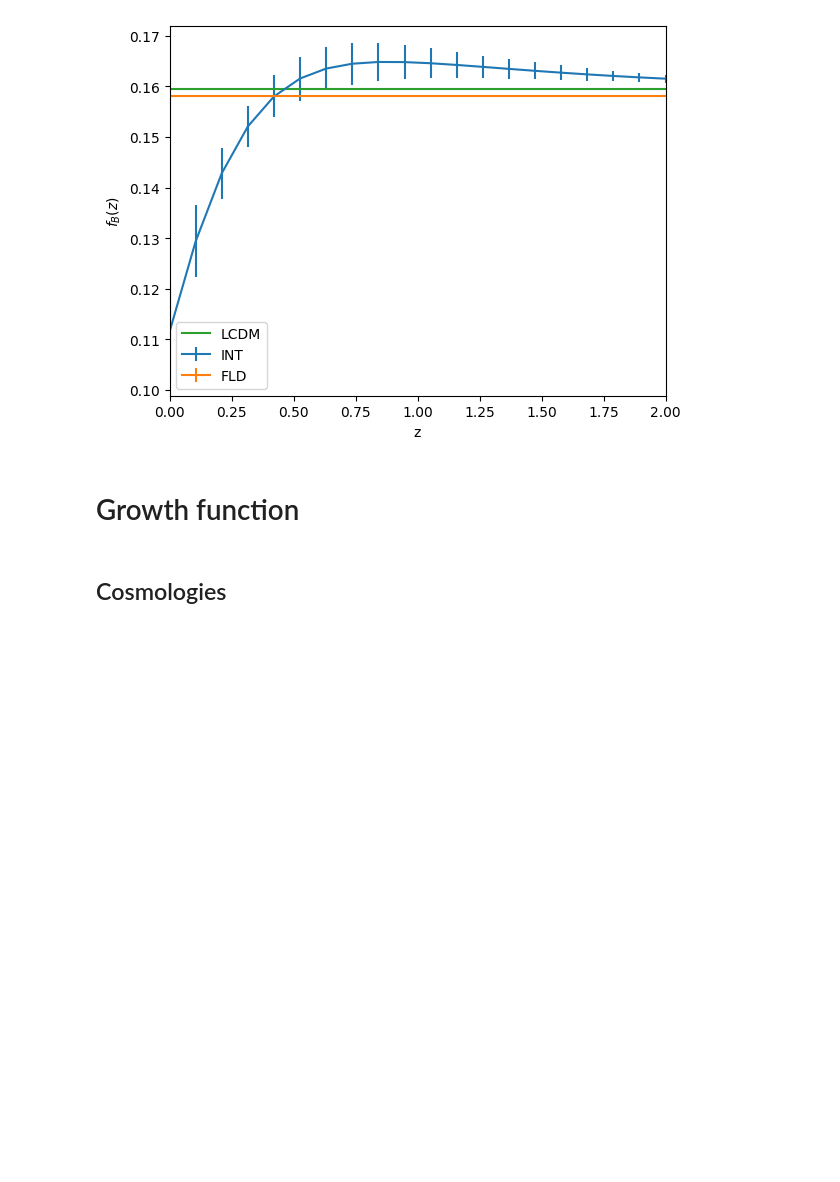
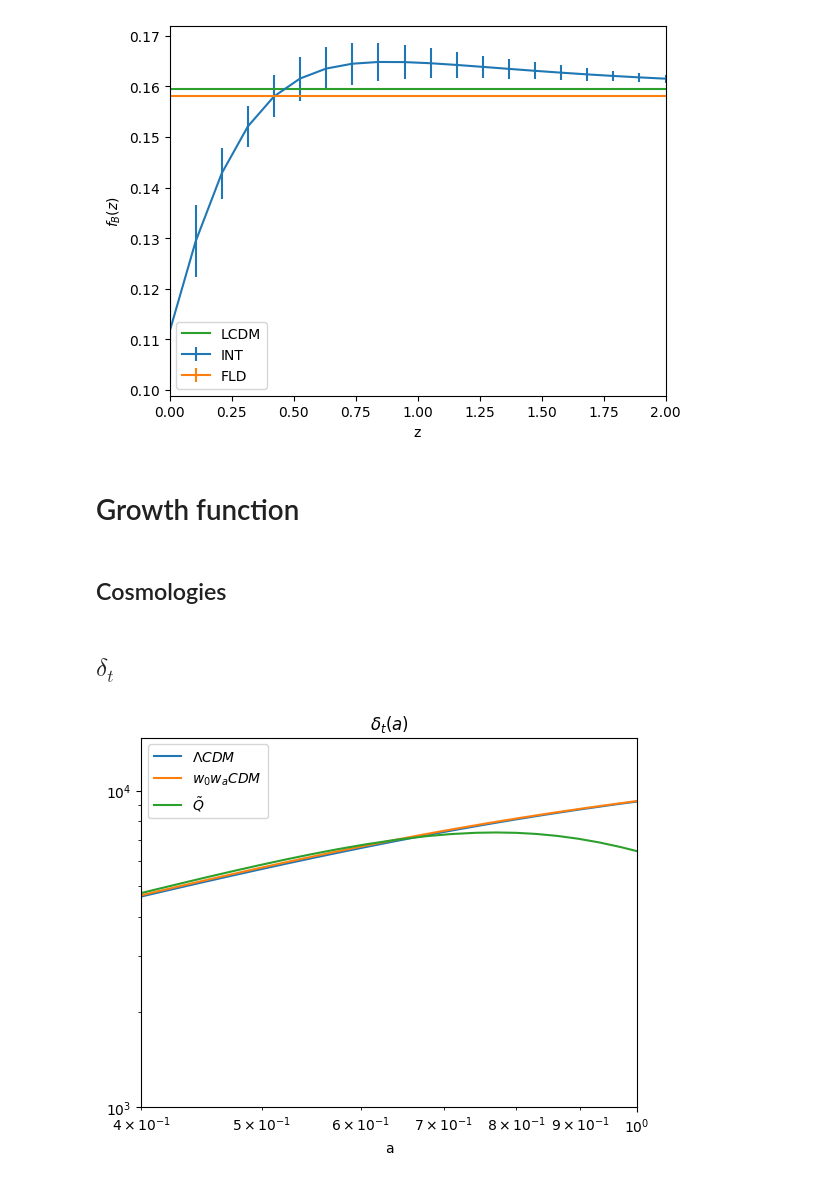
Before and after one commit to Diismas19/dark-degeneracy, a Jupyter notebook: coding/plots.ipynb, the cells around one changed output. Drawn from its saved outputs; the diff is of its cells as text; code cells hidden in the pictures; blank space fills up the shorter version.

```diff
--- a/coding/plots.ipynb
+++ b/coding/plots.ipynb
@@ -321,9 +319,7 @@ plt.savefig('fB.pdf')
 ## Cosmologies
 # %%
 LCDM = Class()
-LCDM.set({'Omega_cdm':0.25,'Omega_b':0.05,
-          'z_max_pk':2,
-          'output':'tCl,lCl,mPk,mTk','k_output_values':0.05})
+LCDM.set({'m_ncdm':0.06,'Omega_cdm':0.25,'Omega_b':0.05,'z_max_pk':2,'output':'tCl,lCl,mPk,mTk','k_output_values':0.05,'gauge':'newtonian','non linear':'hmcode','nonlinear_min_k_max':20,'N_ncdm': 1, 'N_ur': 2.0328})
 LCDM.compute()
 bgLCDM=LCDM.get_background()
 ptLCDM=LCDM.get_perturbations()['scalar']
@@ -333,7 +329,7 @@ omega_b_lcdm=bgLCDM['(.)rho_b']/bgLCDM['(.)rho_crit']
 omega_c_lcdm=bgLCDM['(.)rho_cdm']/bgLCDM['(.)rho_crit']
 
 FLD = Class()
-FLD.set({'Omega_cdm':0.25,'Omega_b':0.05,'Omega_Lambda':0,'w0_fld':w0_fld_bestfit,'wa_fld':wa_fld_bestfit,'z_max_pk':2,'output':'tCl,lCl,mPk,mTk','k_output_values':0.05})
+FLD.set({'m_ncdm':0.06,'Omega_cdm':0.25,'Omega_b':0.05,'Omega_Lambda':0,'w0_fld':w0_fld_bestfit,'wa_fld':wa_fld_bestfit,'z_max_pk':2,'output':'tCl,lCl,mPk,mTk','k_output_values':0.05,'non linear':'hmcode','nonlinear_min_k_max':20,'N_ncdm': 1, 'N_ur': 2.0328})
 FLD.compute()
 bgFLD=FLD.get_background()
 ptFLD=FLD.get_perturbations()['scalar']
@@ -341,3 +337,53 @@ transferFLD=FLD.get_transfer()
 
 omega_b_fld=bgFLD['(.)rho_b']/bgFLD['(.)rho_crit']
 omega_c_fld=bgFLD['(.)rho_cdm']/bgFLD['(.)rho_crit']
+
+INT = Class()
+INT.set({'m_ncdm':0.06,'Omega_cdm':0.25,'Omega_b':0.05,'w0_int':w0_int_bestfit,'wa_int':wa_int_bestfit,'z_max_pk':2,'output':'tCl,lCl,mPk,mTk','k_output_values':0.05,'gauge':'newtonian','non linear':'hmcode','nonlinear_min_k_max':20,'N_ncdm': 1, 'N_ur': 2.0328})
+INT.compute()
+bgINT=INT.get_background()
+ptINT=INT.get_perturbations()['scalar']
+transferINT=INT.get_transfer()
+
+omega_b_int=bgINT['(.)rho_b']/bgINT['(.)rho_crit']
+omega_c_int=bgINT['(.)rho_cdm']/bgINT['(.)rho_crit']
+# %% [markdown]
+## $\delta_t$
+# %%
+interp_omega_b_lcdm = interp1d(bgLCDM['z'], omega_b_lcdm, kind='linear', fill_value='extrapolate')
+interp_omega_c_lcdm = interp1d(bgLCDM['z'], omega_c_lcdm, kind='linear', fill_value='extrapolate')
+
+interp_omega_b_fld = interp1d(bgFLD['z'], omega_b_fld, kind='linear', fill_value='extrapolate')
+interp_omega_c_fld = interp1d(bgFLD['z'], omega_c_fld, kind='linear', fill_value='extrapolate')
+
+interp_omega_b_int = interp1d(bgINT['z'], omega_b_int, kind='linear', fill_value='extrapolate')
+interp_omega_c_int = interp1d(bgINT['z'], omega_c_int, kind='linear', fill_value='extrapolate')
+
+omega_b_lcdm_interp = interp_omega_b_lcdm(1/ptLCDM[0]['a']-1)
+omega_c_lcdm_interp = interp_omega_c_lcdm(1/ptLCDM[0]['a']-1)
+
+omega_b_fld_interp = interp_omega_b_fld(1/ptFLD[0]['a']-1)
+omega_c_fld_interp = interp_omega_c_fld(1/ptFLD[0]['a']-1)
+
+omega_b_int_interp = interp_omega_b_int(1/ptINT[0]['a']-1)
+omega_c_int_interp = interp_omega_c_int(1/ptINT[0]['a']-1)
+
+delta_t_lcdm = (omega_b_lcdm_interp * (-ptLCDM[0]['delta_b']) + omega_c_lcdm_interp * (-ptLCDM[0]['delta_cdm'])) / (omega_b_lcdm_interp + omega_c_lcdm_interp)
+
+delta_t_fld = (omega_b_fld_interp * (-ptFLD[0]['delta_b']) + omega_c_fld_interp * (-ptFLD[0]['delta_cdm'])) / (omega_b_fld_interp + omega_c_fld_interp)
+
+delta_t_int = (omega_b_int_interp * (-ptINT[0]['delta_b']) + omega_c_int_interp * (-ptINT[0]['delta_cdm'])) / (omega_b_int_interp + omega_c_int_interp)
+
+plt.plot(ptLCDM[0]['a'],delta_t_lcdm,label=r'$\Lambda CDM$')
+plt.plot(ptFLD[0]['a'],delta_t_fld,label=r'$w_0w_aCDM$')
+plt.plot(ptINT[0]['a'],delta_t_int,label=r'$\tilde{Q}$')
+plt.legend()
+plt.xscale('log')
+plt.yscale('log')
+plt.xlim(4e-1,1)
+plt.ylim(1e3)
+plt.title(r'$\delta_t(a)$')
+plt.xlabel('a')
+plt.show()
+# %% [output]
+[figure, added]
```
Also changed, not shown: parts of 12 cells of this notebook, 9 other files.
